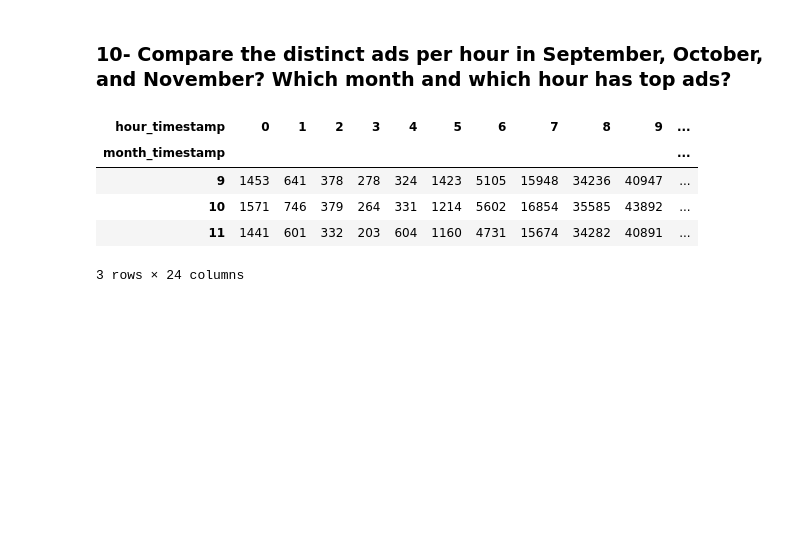
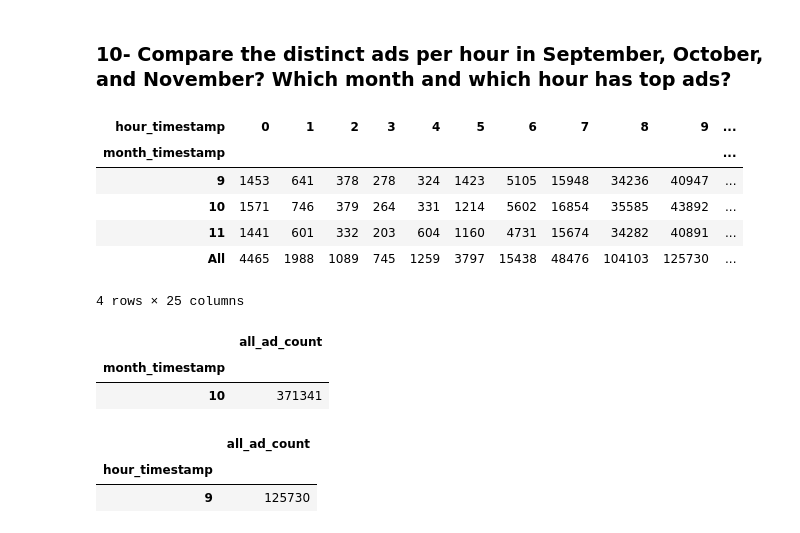
Before and after one commit to datacuriosity/MCI_Python_28S_Level_1, a Jupyter notebook: Assignments/Session_04/quynhnt_requirements_pandas.ipynb, the cells around one changed output. Cells and saved outputs as stored; diff of their text form; code cells hidden in the pictures; blank space fills up the shorter version.

```diff
--- a/Assignments/Session_04/quynhnt_requirements_pandas.ipynb
+++ b/Assignments/Session_04/quynhnt_requirements_pandas.ipynb
@@ -220,14 +222,35 @@ sample['hour_timestamp']=sample['timestamp'].dt.hour
 # %%
 sp10=sample[(sample.month_timestamp>8)&(sample.month_timestamp<12)]
 # %%
+#Compare:
 sp10_2=sp10.pivot_table(values='ad_id',
                         index='month_timestamp', columns='hour_timestamp',
-                        aggfunc='count', fill_value=0)
+                        aggfunc='count', fill_value=0,
+                        margins=True)
 sp10_2
 # %% [output]
 | hour_timestamp | 0 | 1 | 2 | 3 | 4 | 5 | 6 | 7 | 8 | 9 | ... |
 | month_timestamp |  |  |  |  |  |  |  |  |  |  | ... |
 | 9 | 1453 | 641 | 378 | 278 | 324 | 1423 | 5105 | 15948 | 34236 | 40947 | ... |
 | 10 | 1571 | 746 | 379 | 264 | 331 | 1214 | 5602 | 16854 | 35585 | 43892 | ... |
 | 11 | 1441 | 601 | 332 | 203 | 604 | 1160 | 4731 | 15674 | 34282 | 40891 | ... |
+| All | 4465 | 1988 | 1089 | 745 | 1259 | 3797 | 15438 | 48476 | 104103 | 125730 | ... |
-3 rows × 24 columns
+4 rows × 25 columns
+# %%
+#Which month?
+sp10_3=sp10.groupby('month_timestamp').agg(all_ad_count=('ad_id','count'))
+a=sp10_3.max()
+sp10_3[sp10_3.all_ad_count==int(a)]
+# %% [output]
+|  | all_ad_count |
+| month_timestamp |  |
+| 10 | 371341 |
+# %%
+#Which hour?
+sp10_4=sp10.groupby('hour_timestamp').agg(all_ad_count=('ad_id','count'))
+b=sp10_4.max()
+sp10_4[sp10_4.all_ad_count==int(b)]
+# %% [output]
+|  | all_ad_count |
+| hour_timestamp |  |
+| 9 | 125730 |
```
Also changed, not shown: parts of 2 cells of this notebook.
